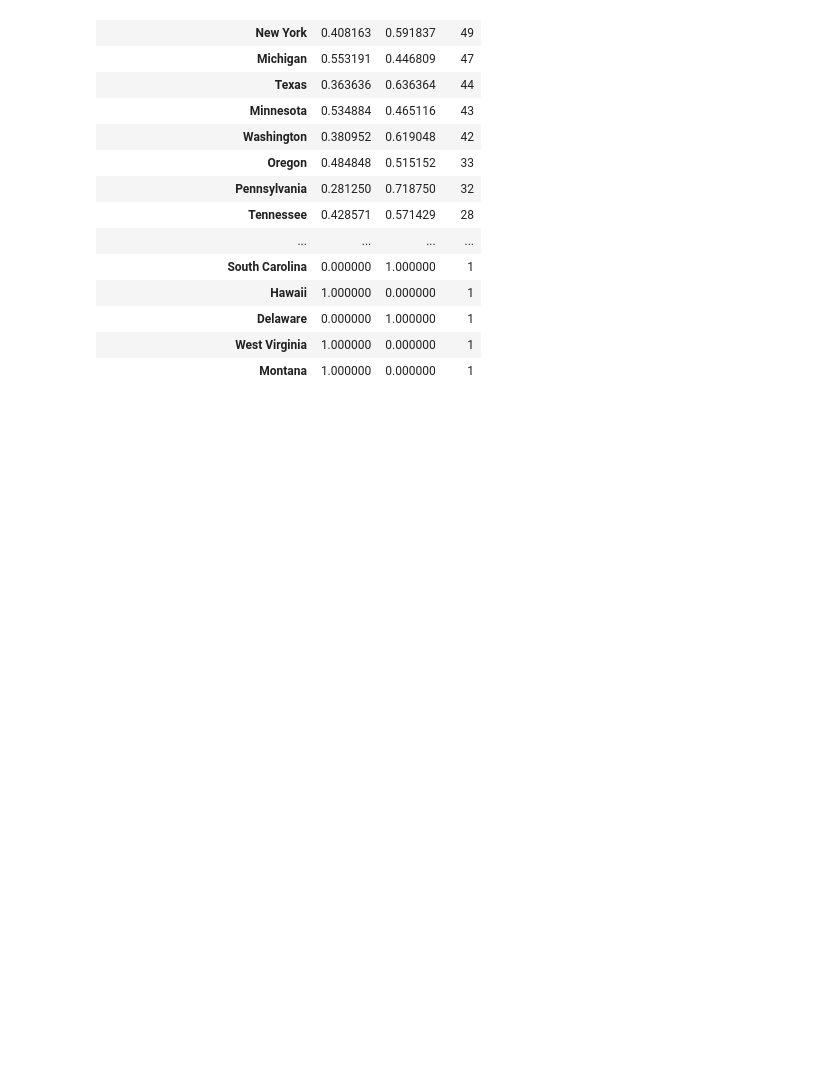
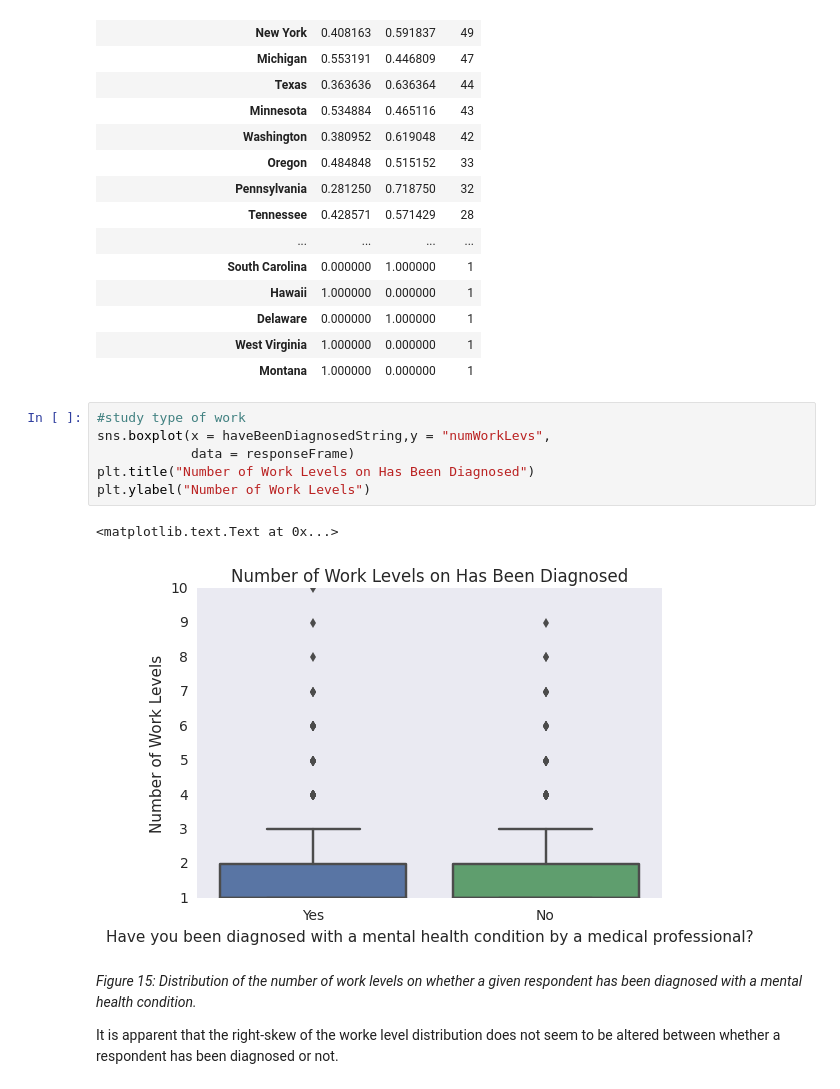
Before and after one commit to PLBMR/mentalHealthDataAnalysis, a Jupyter notebook: osmiMentalHealthInTech/analysis/exploratoryDataAnalysis.ipynb, the cells around one changed output. Saved outputs shown, nothing was run; the diff lists cells and outputs as text; blank space fills up the shorter version.

```diff
--- a/osmiMentalHealthInTech/analysis/exploratoryDataAnalysis.ipynb
+++ b/osmiMentalHealthInTech/analysis/exploratoryDataAnalysis.ipynb
@@ -544,3 +545,16 @@ display(displayFrame)
 | Delaware | 0.000000 | 1.000000 | 1 |
 | West Virginia | 1.000000 | 0.000000 | 1 |
 | Montana | 1.000000 | 0.000000 | 1 |
+# %%
+#study type of work
+sns.boxplot(x = haveBeenDiagnosedString,y = "numWorkLevs",
+            data = responseFrame)
+plt.title("Number of Work Levels on Has Been Diagnosed")
+plt.ylabel("Number of Work Levels")
+# %% [output]
+<matplotlib.text.Text at 0x...>
+[figure, added]
+# %% [markdown]
+_Figure 15: Distribution of the number of work levels on whether a given respondent has been diagnosed with a mental health condition._
+
+It is apparent that the right-skew of the worke level distribution does not seem to be altered between whether a respondent has been diagnosed or not.
```
Also changed, not shown: parts of 9 cells of this notebook.
